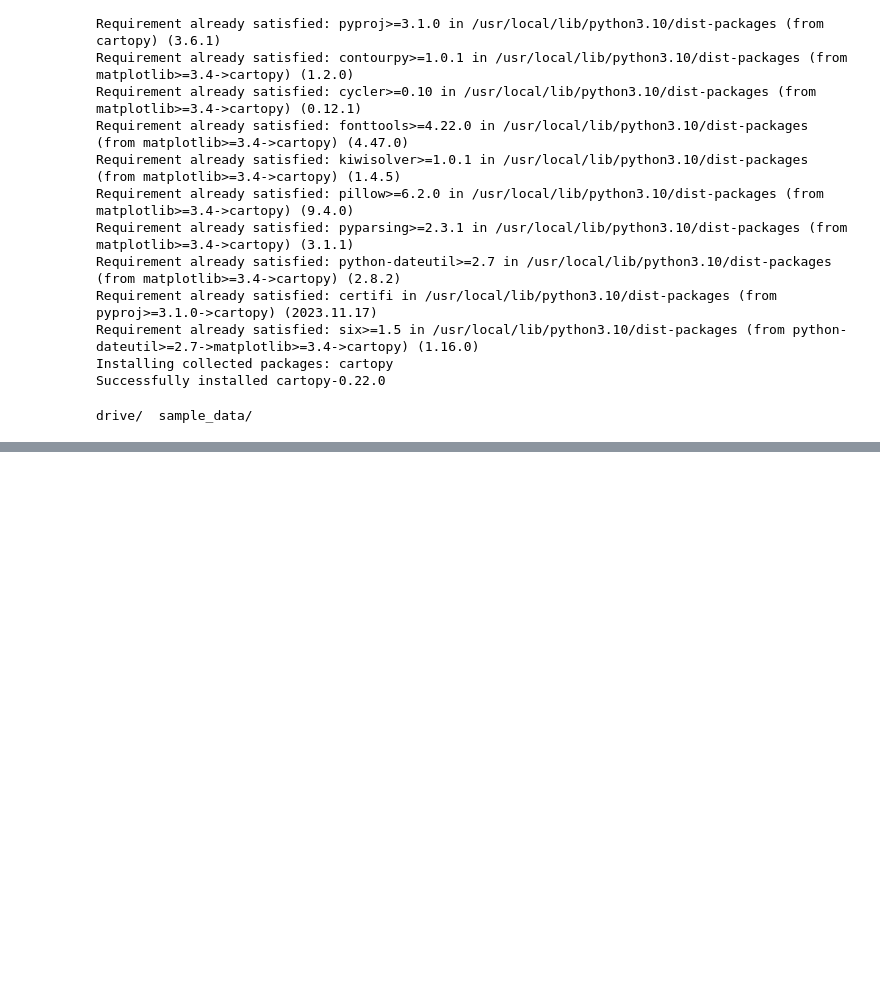
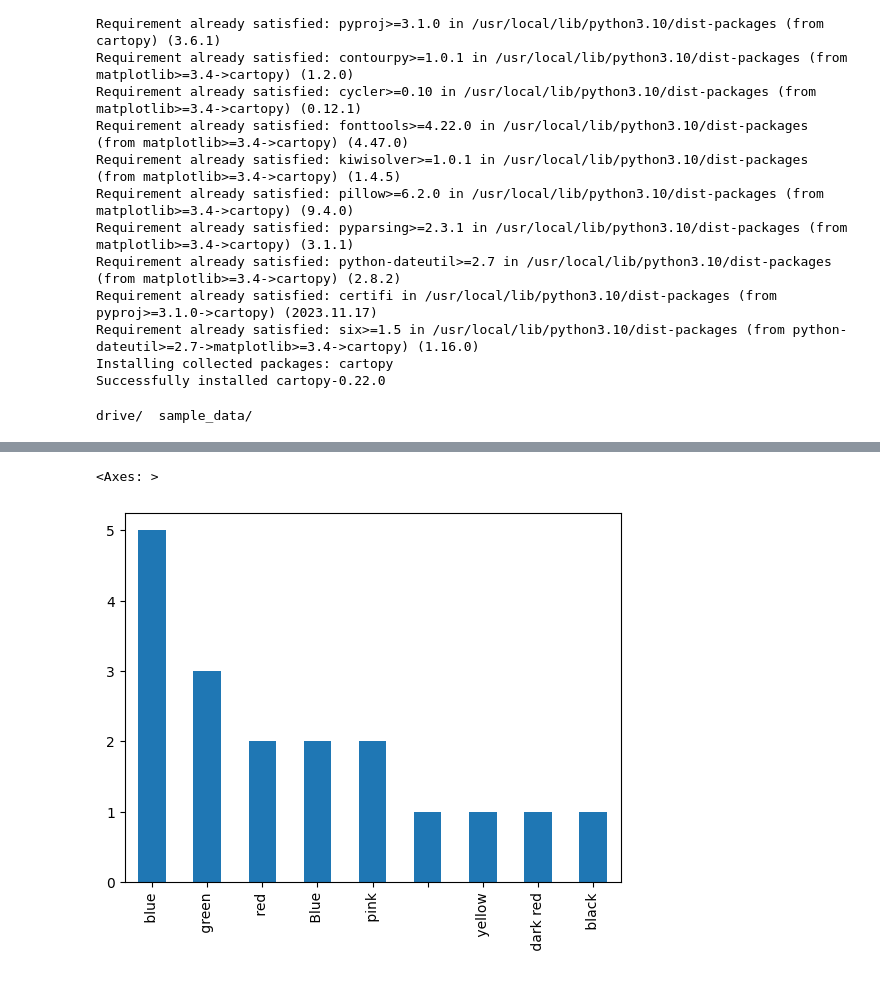
Before and after one commit to iuryt/awesome_project, a Jupyter notebook: awesome_project.ipynb, the cells around one changed output, grey strips where cells are left out. Saved outputs shown, nothing was run; the diff lists cells and outputs as text; code cells hidden in the pictures; blank space fills up the shorter version.

```diff
--- a/awesome_project.ipynb
+++ b/awesome_project.ipynb
@@ -68,0 +86,5 @@ ax.scatter(
+# %%
+data.color.value_counts().plot(kind = "bar")
+# %% [output]
+<Axes: >
+[figure, added]
```
Also changed, not shown: parts of 4 cells of this notebook.
